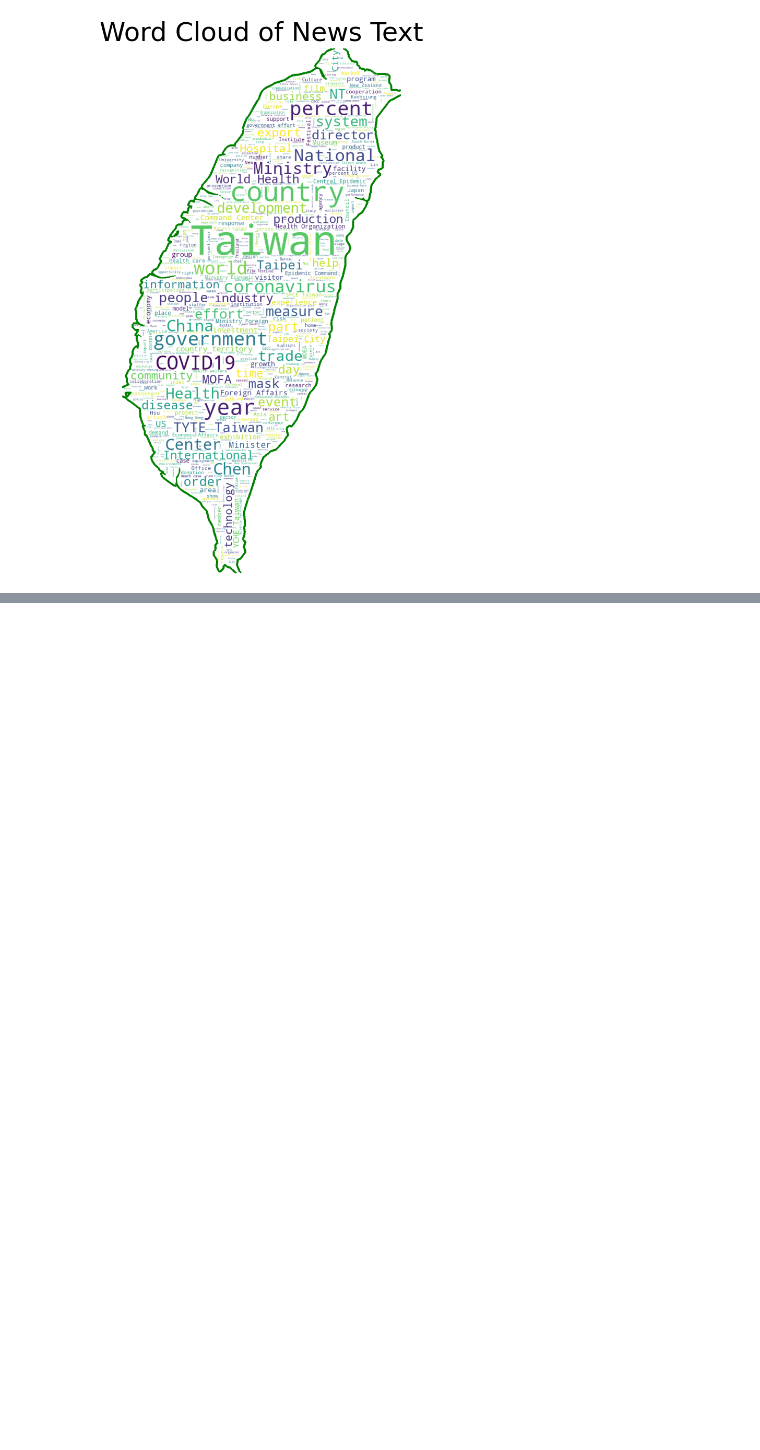
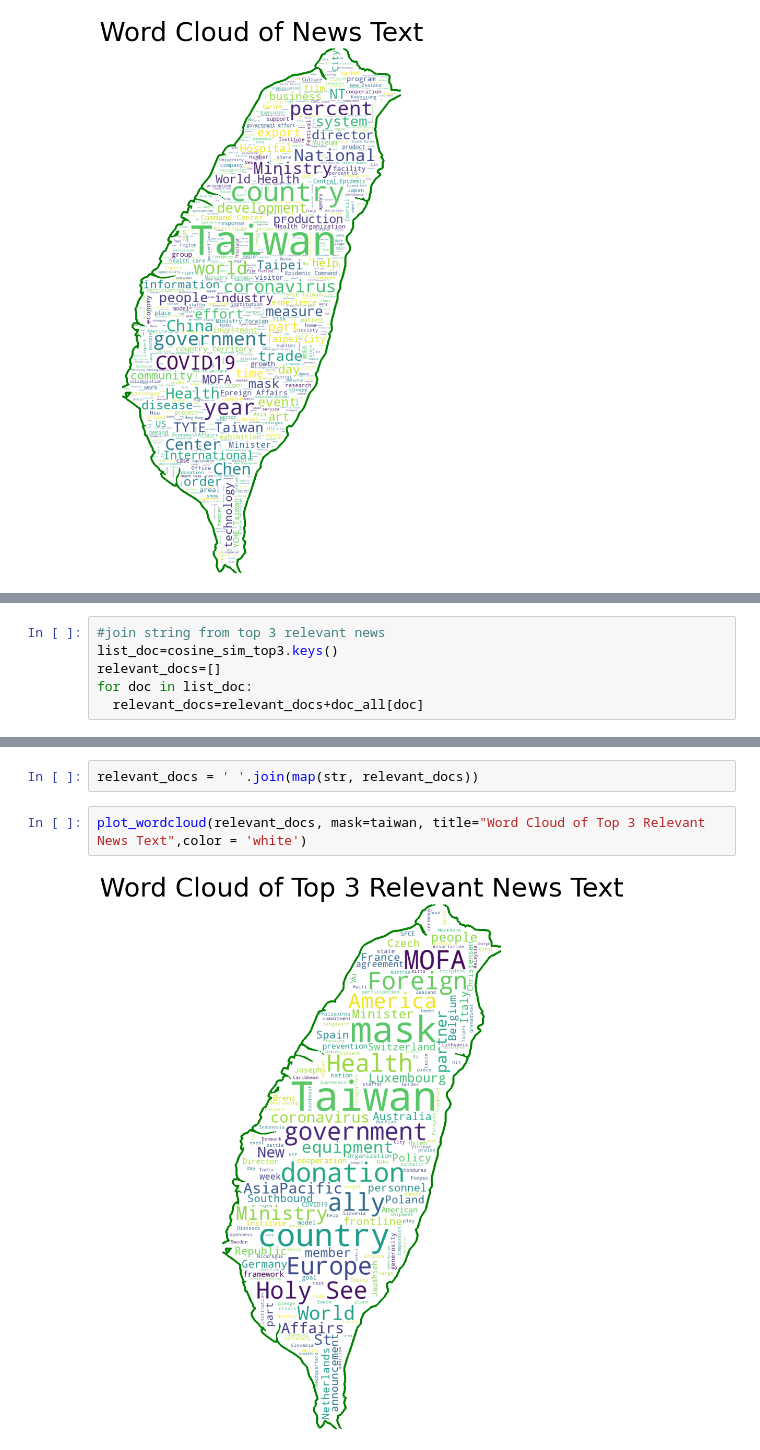
Before and after one commit to ytwang3579/TextMining, a Jupyter notebook: Project1_Group4_simple_textcloud.ipynb, the cells around one changed output, grey strips where cells are left out. Cells and saved outputs as stored; diff of their text form; blank space fills up the shorter version.

```diff
--- a/Project1_Group4_simple_textcloud.ipynb
+++ b/Project1_Group4_simple_textcloud.ipynb
@@ -210,0 +437,6 @@ plot_wordcloud(content_tokens, mask=taiwan, title="Word Cloud of News Text",colo
+# %%
+#join string from top 3 relevant news
+list_doc=cosine_sim_top3.keys()
+relevant_docs=[]
+for doc in list_doc:
+  relevant_docs=relevant_docs+doc_all[doc]
@@ -210,0 +455,6 @@ plot_wordcloud(content_tokens, mask=taiwan, title="Word Cloud of News Text",colo
+# %%
+relevant_docs = ' '.join(map(str, relevant_docs))
+# %%
+plot_wordcloud(relevant_docs, mask=taiwan, title="Word Cloud of Top 3 Relevant News Text",color = 'white')
+# %% [output]
+[figure, added]
```
Also changed, not shown: parts of 11 cells of this notebook.
